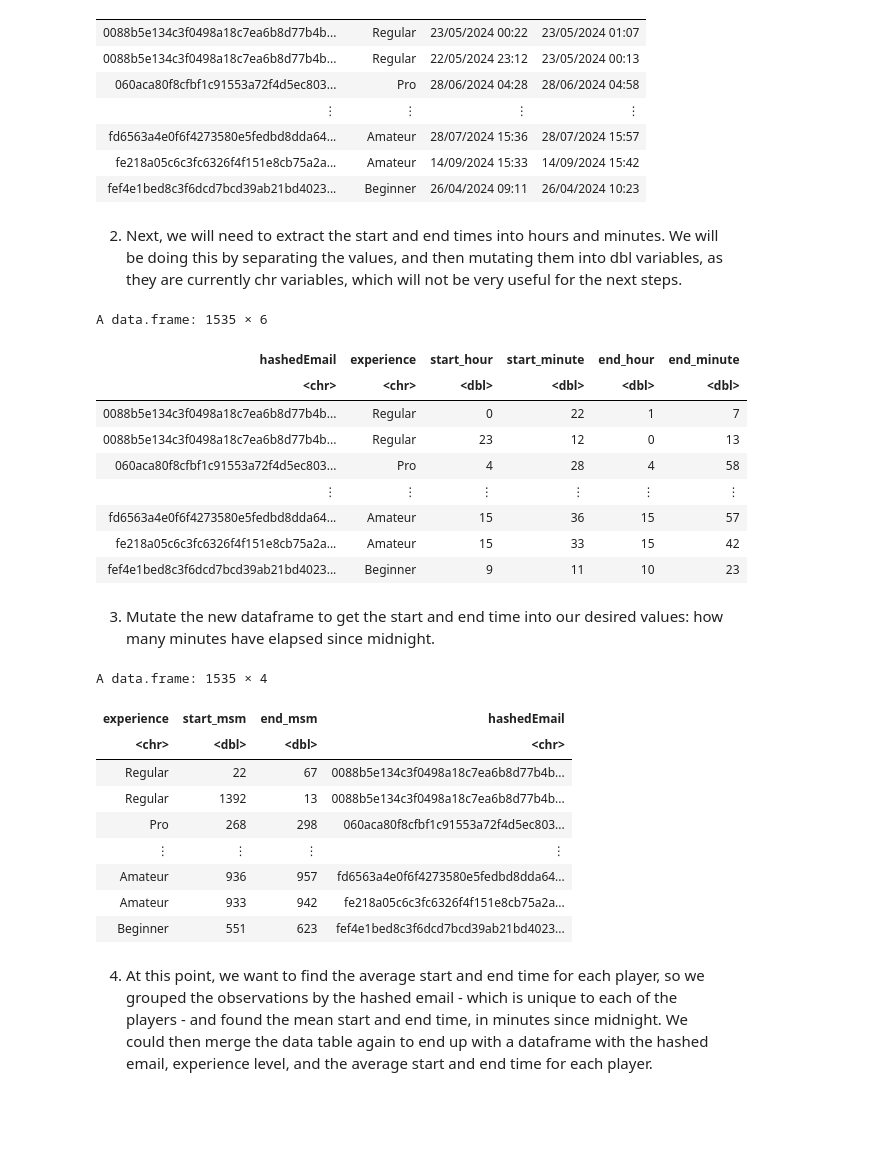
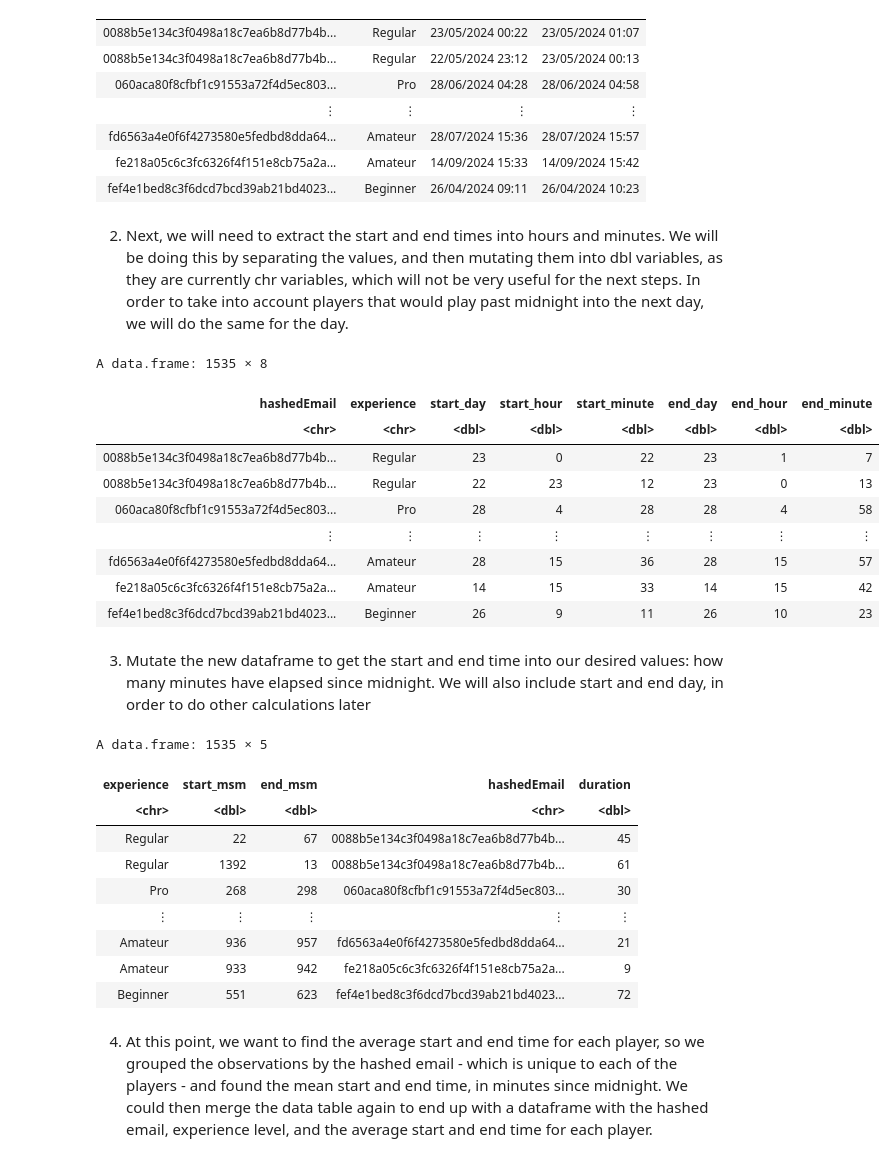
Before and after one commit to mulch-eater-prime/DSCI-Group-17-Project, a Jupyter notebook: Work.ipynb, the cells around one changed output. Saved outputs shown, nothing was run; the diff lists cells and outputs as text; code cells hidden in the pictures; blank space fills up the shorter version.

```diff
--- a/Work.ipynb
+++ b/Work.ipynb
@@ -73,49 +73,56 @@ A data.frame: 1535 × 4
 | fe218a05c6c3fc6326f4f151e8cb75a2a... | Amateur | 14/09/2024 15:33 | 14/09/2024 15:42 |
 | fef4e1bed8c3f6dcd7bcd39ab21bd4023... | Beginner | 26/04/2024 09:11 | 26/04/2024 10:23 |
 # %% [markdown]
-2) Next, we will need to extract the start and end times into hours and minutes. We will be doing this by separating the values, and then mutating them into dbl variables, as they are currently chr variables, which will not be very useful for the next steps.
+2) Next, we will need to extract the start and end times into hours and minutes. We will be doing this by separating the values, and then mutating them into dbl variables, as they are currently chr variables, which will not be very useful for the next steps. In order to take into account players that would play past midnight into the next day, we will do the same for the day.
 # %%
 mashup_1 <- mashup  |>
     separate(col = start_time, into = c("start_date", "start_time"), sep = " ") |>
     separate(col = end_time, into = c("end_date", "end_time"), sep = " ") |>
     separate(col = start_time, into = c("start_hour", "start_minute"), sep = ":") |>
     separate(col = end_time, into = c("end_hour", "end_minute"), sep = ":") |>
+    separate(col = start_date, into = c("start_day", "month", "year"), sep = "/") |>
+    separate(col = end_date, into = c("end_day", "month", "year"), sep = "/") |>
+    select(-month, -year) |>
     mutate(start_hour = as.numeric(start_hour),
            start_minute = as.numeric(start_minute),
            end_hour = as.numeric(end_hour),
-           end_minute = as.numeric(end_minute)) |>
-    select(-start_date, -end_date)
+           end_minute = as.numeric(end_minute),
+          start_day = as.numeric(start_day),
+           end_day = as.numeric(end_day))
 mashup_1
 # %% [output]
-A data.frame: 1535 × 6
+A data.frame: 1535 × 8
-| hashedEmail | experience | start_hour | start_minute | end_hour | end_minute |
-| <chr> | <chr> | <dbl> | <dbl> | <dbl> | <dbl> |
-| 0088b5e134c3f0498a18c7ea6b8d77b4b... | Regular | 0 | 22 | 1 | 7 |
-| 0088b5e134c3f0498a18c7ea6b8d77b4b... | Regular | 23 | 12 | 0 | 13 |
-| 060aca80f8cfbf1c91553a72f4d5ec803... | Pro | 4 | 28 | 4 | 58 |
-| ⋮ | ⋮ | ⋮ | ⋮ | ⋮ | ⋮ |
-| fd6563a4e0f6f4273580e5fedbd8dda64... | Amateur | 15 | 36 | 15 | 57 |
-| fe218a05c6c3fc6326f4f151e8cb75a2a... | Amateur | 15 | 33 | 15 | 42 |
-| fef4e1bed8c3f6dcd7bcd39ab21bd4023... | Beginner | 9 | 11 | 10 | 23 |
+| hashedEmail | experience | start_day | start_hour | start_minute | end_day | end_hour | end_minute |
+| <chr> | <chr> | <dbl> | <dbl> | <dbl> | <dbl> | <dbl> | <dbl> |
+| 0088b5e134c3f0498a18c7ea6b8d77b4b... | Regular | 23 | 0 | 22 | 23 | 1 | 7 |
+| 0088b5e134c3f0498a18c7ea6b8d77b4b... | Regular | 22 | 23 | 12 | 23 | 0 | 13 |
+| 060aca80f8cfbf1c91553a72f4d5ec803... | Pro | 28 | 4 | 28 | 28 | 4 | 58 |
+| ⋮ | ⋮ | ⋮ | ⋮ | ⋮ | ⋮ | ⋮ | ⋮ |
+| fd6563a4e0f6f4273580e5fedbd8dda64... | Amateur | 28 | 15 | 36 | 28 | 15 | 57 |
+| fe218a05c6c3fc6326f4f151e8cb75a2a... | Amateur | 14 | 15 | 33 | 14 | 15 | 42 |
+| fef4e1bed8c3f6dcd7bcd39ab21bd4023... | Beginner | 26 | 9 | 11 | 26 | 10 | 23 |
 # %% [markdown]
-3) Mutate the new dataframe to get the start and end time into our desired values: how many minutes have elapsed since midnight.
+3) Mutate the new dataframe to get the start and end time into our desired values: how many minutes have elapsed since midnight. We will also include start and end day, in order to do other calculations later
 # %%
 mashup_2 <- mashup_1 |>
-    mutate(start_msm = start_hour*60 + start_minute) |>
-    mutate(end_msm = end_hour * 60 + end_minute) |>
-    select(experience, start_msm, end_msm, hashedEmail)
+    mutate(start_msm = start_day*1440 + start_hour*60 + start_minute) |>
+    mutate(end_msm = end_day*1440 + end_hour * 60 + end_minute) |>
+    mutate(duration = end_msm - start_msm,
+            start_msm = start_msm - start_day*1440,
+            end_msm = end_msm - end_day*1440) |>
+    select(experience, start_msm, end_msm, hashedEmail, duration)
 mashup_2
 # %% [output]
-A data.frame: 1535 × 4
+A data.frame: 1535 × 5
-| experience | start_msm | end_msm | hashedEmail |
-| <chr> | <dbl> | <dbl> | <chr> |
-| Regular | 22 | 67 | 0088b5e134c3f0498a18c7ea6b8d77b4b... |
-| Regular | 1392 | 13 | 0088b5e134c3f0498a18c7ea6b8d77b4b... |
-| Pro | 268 | 298 | 060aca80f8cfbf1c91553a72f4d5ec803... |
-| ⋮ | ⋮ | ⋮ | ⋮ |
-| Amateur | 936 | 957 | fd6563a4e0f6f4273580e5fedbd8dda64... |
-| Amateur | 933 | 942 | fe218a05c6c3fc6326f4f151e8cb75a2a... |
-| Beginner | 551 | 623 | fef4e1bed8c3f6dcd7bcd39ab21bd4023... |
+| experience | start_msm | end_msm | hashedEmail | duration |
+| <chr> | <dbl> | <dbl> | <chr> | <dbl> |
+| Regular | 22 | 67 | 0088b5e134c3f0498a18c7ea6b8d77b4b... | 45 |
+| Regular | 1392 | 13 | 0088b5e134c3f0498a18c7ea6b8d77b4b... | 61 |
+| Pro | 268 | 298 | 060aca80f8cfbf1c91553a72f4d5ec803... | 30 |
+| ⋮ | ⋮ | ⋮ | ⋮ | ⋮ |
+| Amateur | 936 | 957 | fd6563a4e0f6f4273580e5fedbd8dda64... | 21 |
+| Amateur | 933 | 942 | fe218a05c6c3fc6326f4f151e8cb75a2a... | 9 |
+| Beginner | 551 | 623 | fef4e1bed8c3f6dcd7bcd39ab21bd4023... | 72 |
 # %% [markdown]
 4) At this point, we want to find the average start and end time for each player, so we grouped the observations by the hashed email - which is unique to each of the players - and found the mean start and end time, in minutes since midnight. We could then merge the data table again to end up with a dataframe with the hashed email, experience level, and the average start and end time for each player.
 # %%
```
Also changed, not shown: parts of 8 cells of this notebook.
